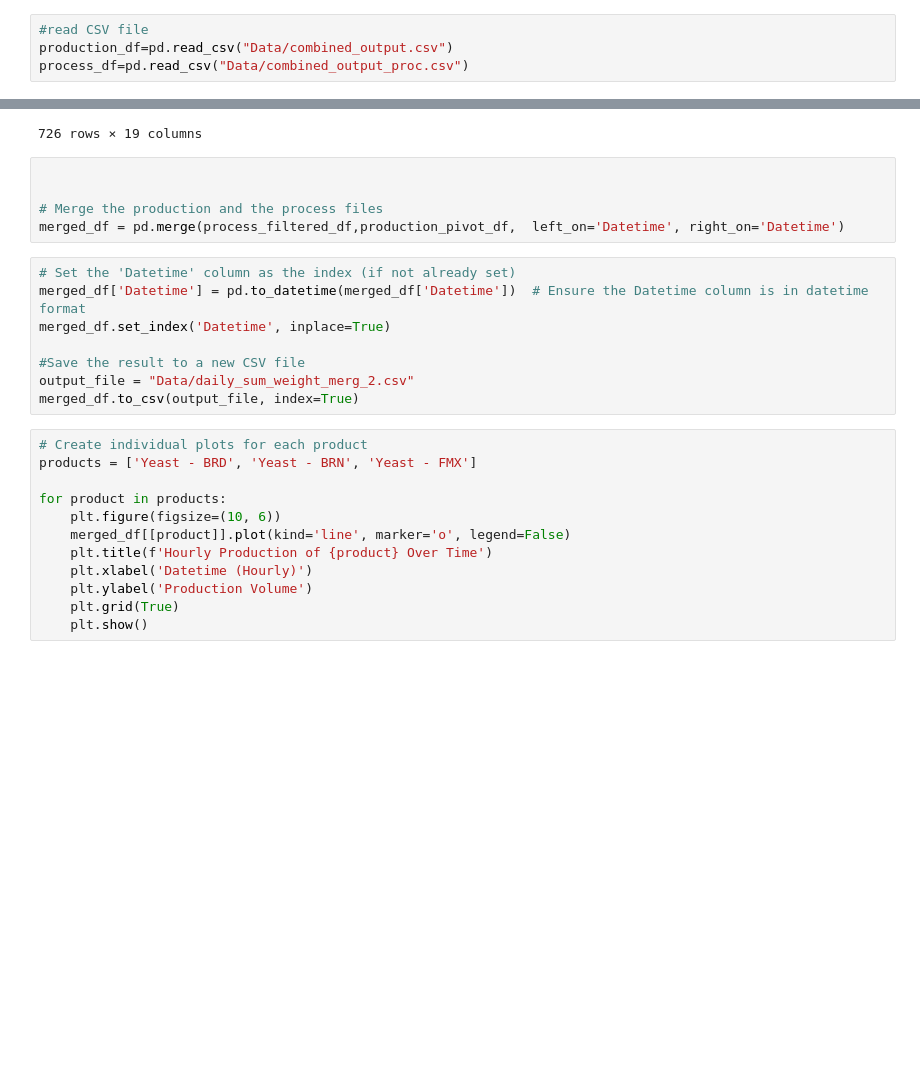
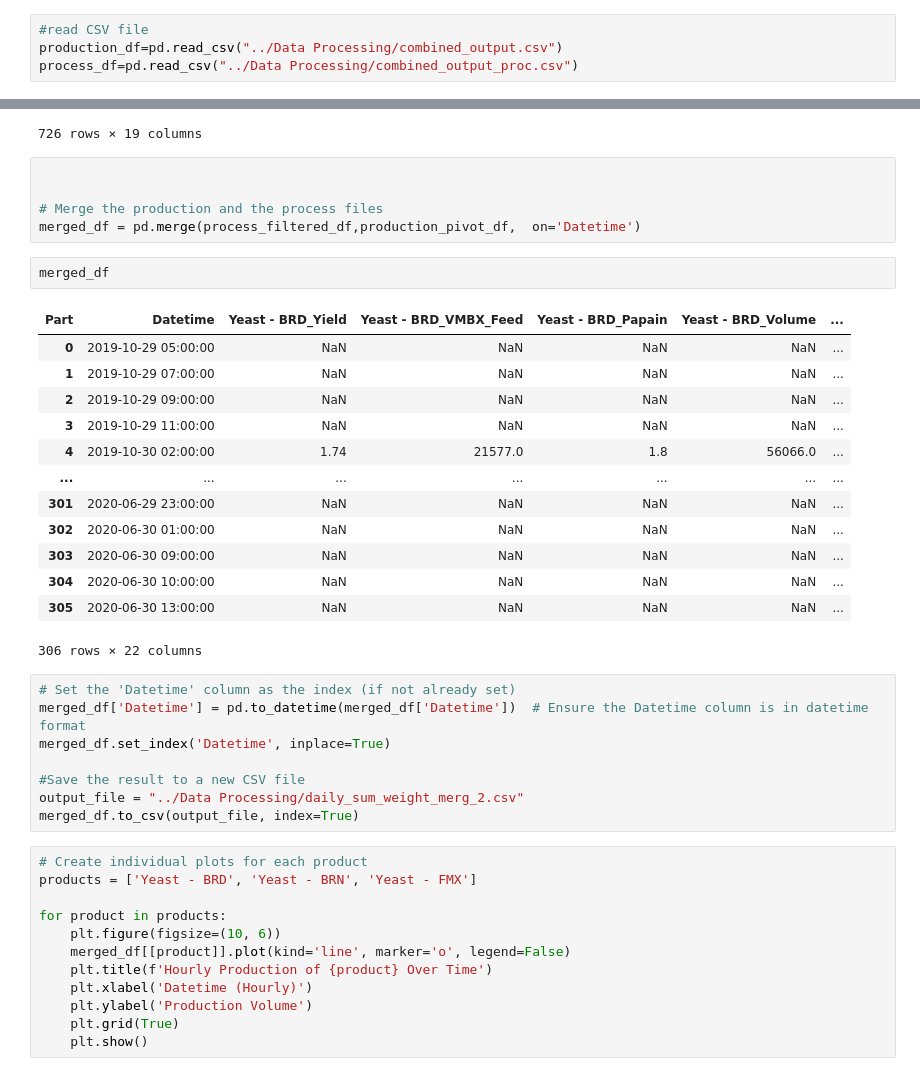
Before and after one commit to Marmot197/SmartPilot, a Jupyter notebook: Agent 2: ForeSight/Forecasting Model/xgboost-tsf_v2.ipynb, the cells around one changed output, grey strips where cells are left out. Cells and saved outputs as stored; diff of their text form; blank space fills up the shorter version.

```diff
--- a/Agent 2: ForeSight/Forecasting Model/xgboost-tsf_v2.ipynb
+++ b/Agent 2: ForeSight/Forecasting Model/xgboost-tsf_v2.ipynb
@@ -15,7 +15,7 @@ from tensorflow.keras.models import Model
 # %%
 #read CSV file
-production_df=pd.read_csv("Data/combined_output.csv")
-process_df=pd.read_csv("Data/combined_output_proc.csv")
+production_df=pd.read_csv("../Data Processing/combined_output.csv")
+process_df=pd.read_csv("../Data Processing/combined_output_proc.csv")
 # %%
 # Convert the 'Date' column to datetime format
 #production_df['Date'] = pd.to_datetime(production_df['Date'], format='%d/%m/%Y')
@@ -175,14 +175,30 @@ process_merged_df
 
 
 # Merge the production and the process files
-merged_df = pd.merge(process_filtered_df,production_pivot_df,  left_on='Datetime', right_on='Datetime')
+merged_df = pd.merge(process_filtered_df,production_pivot_df,  on='Datetime')
+# %%
+merged_df
+# %% [output]
+| Part | Datetime | Yeast - BRD_Yield | Yeast - BRD_VMBX_Feed | Yeast - BRD_Papain | Yeast - BRD_Volume | ... |
+| 0 | 2019-10-29 05:00:00 | NaN | NaN | NaN | NaN | ... |
+| 1 | 2019-10-29 07:00:00 | NaN | NaN | NaN | NaN | ... |
+| 2 | 2019-10-29 09:00:00 | NaN | NaN | NaN | NaN | ... |
+| 3 | 2019-10-29 11:00:00 | NaN | NaN | NaN | NaN | ... |
+| 4 | 2019-10-30 02:00:00 | 1.74 | 21577.0 | 1.8 | 56066.0 | ... |
+| ... | ... | ... | ... | ... | ... | ... |
+| 301 | 2020-06-29 23:00:00 | NaN | NaN | NaN | NaN | ... |
+| 302 | 2020-06-30 01:00:00 | NaN | NaN | NaN | NaN | ... |
+| 303 | 2020-06-30 09:00:00 | NaN | NaN | NaN | NaN | ... |
+| 304 | 2020-06-30 10:00:00 | NaN | NaN | NaN | NaN | ... |
+| 305 | 2020-06-30 13:00:00 | NaN | NaN | NaN | NaN | ... |
+306 rows × 22 columns
 # %%
 # Set the 'Datetime' column as the index (if not already set)
 merged_df['Datetime'] = pd.to_datetime(merged_df['Datetime'])  # Ensure the Datetime column is in datetime format
 merged_df.set_index('Datetime', inplace=True)
 
 #Save the result to a new CSV file
-output_file = "Data/daily_sum_weight_merg_2.csv"
+output_file = "../Data Processing/daily_sum_weight_merg_2.csv"
 merged_df.to_csv(output_file, index=True)
 # %%
 # Create individual plots for each product
```
Also changed, not shown: parts of 6 cells of this notebook.
